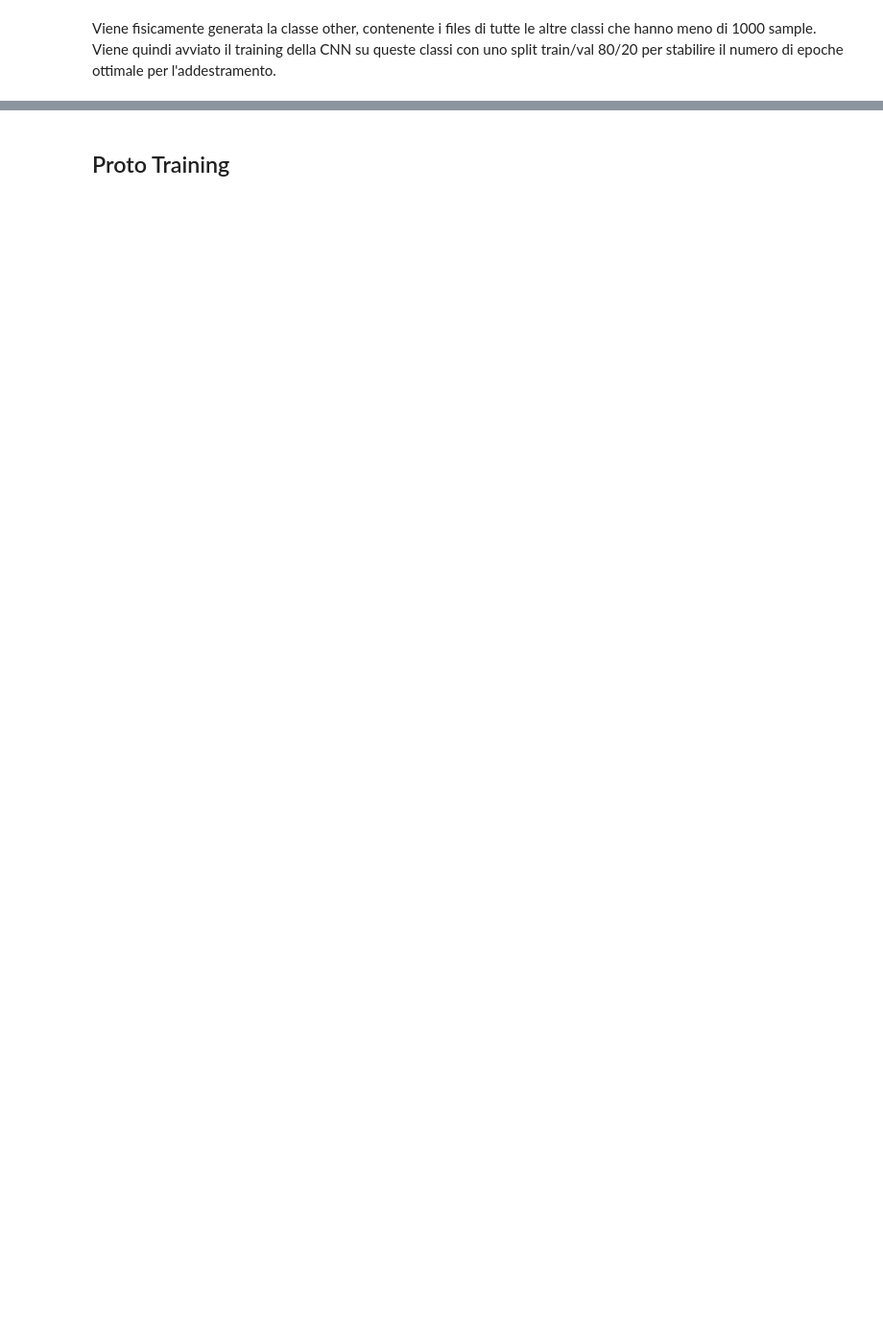
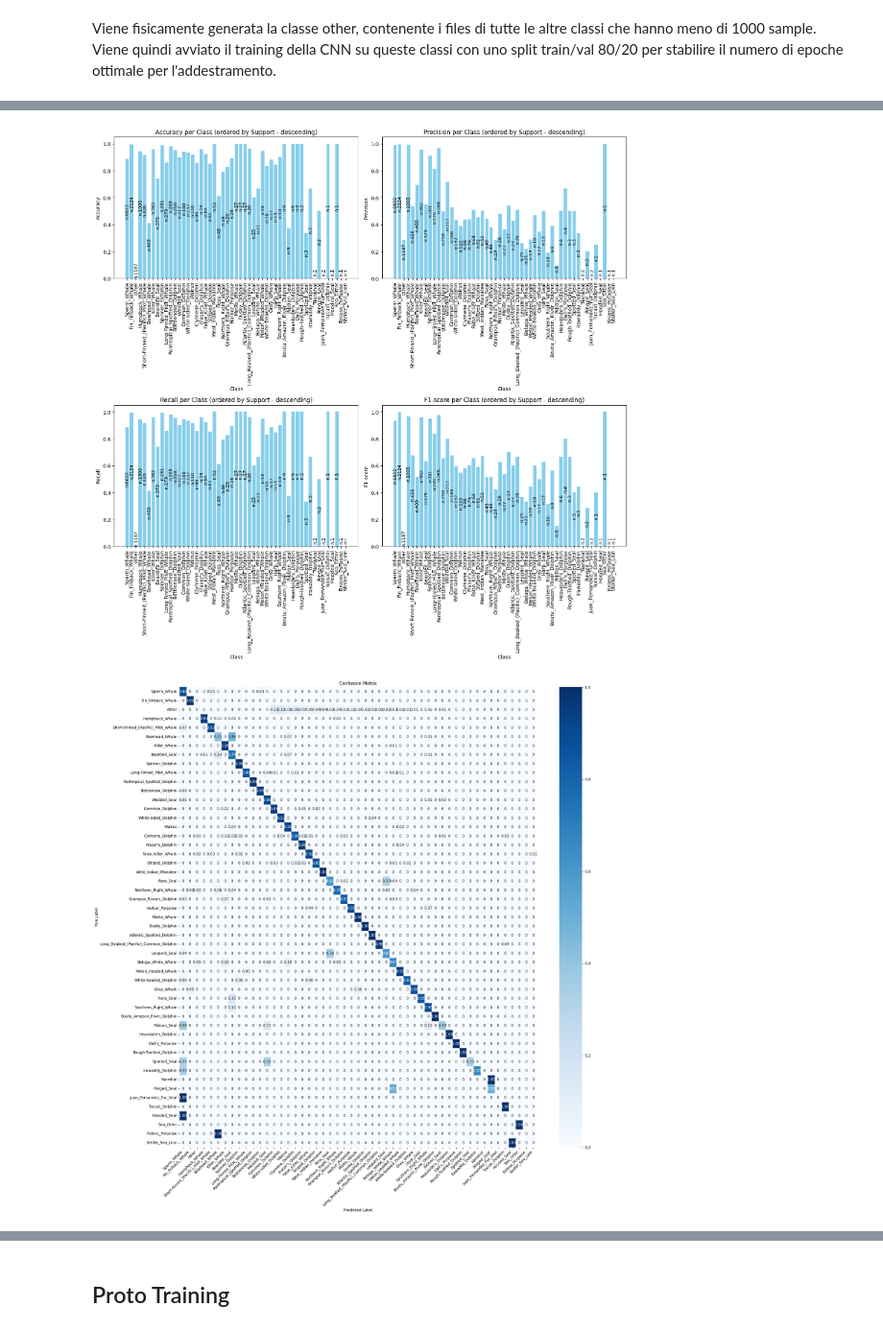
Before and after one commit to VerzaElisa/FewShotLearning, a Jupyter notebook: 02_training_routine.ipynb, the cells around one changed output, grey strips where cells are left out. Shown at 96% size. Saved outputs shown, nothing was run; the diff lists cells and outputs as text; code cells hidden in the pictures; blank space fills up the shorter version.

```diff
--- a/02_training_routine.ipynb
+++ b/02_training_routine.ipynb
@@ -87,3 +120,6 @@ other_ds, history = train_routine(count_df, PATIENCE, SPLIT_PERC, DATA_DIR, (w,
 # %%
-curr_training_date = '14-10'
-process_metrics(count_df, 13, os.path.join(MODELS_METRICS_DIR, f'{curr_training_date}_training'), MODELS_METRICS_DIR)
+curr_training_date = '02-11'
+process_metrics(count_df, 51, os.path.join(MODELS_METRICS_DIR, f'{curr_training_date}_training'), MODELS_METRICS_DIR)
+# %% [output]
+[figure, added]
+[figure, added]
```
Also changed, not shown: parts of 11 cells of this notebook, 5 other files.
